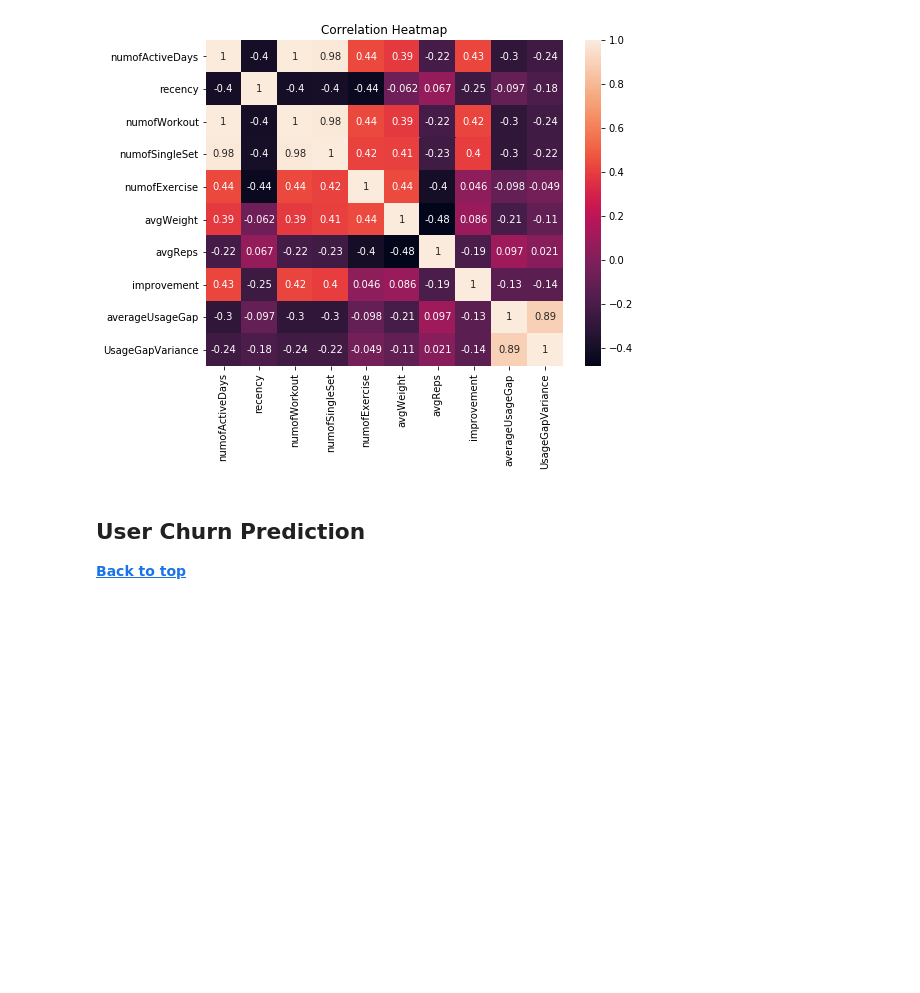
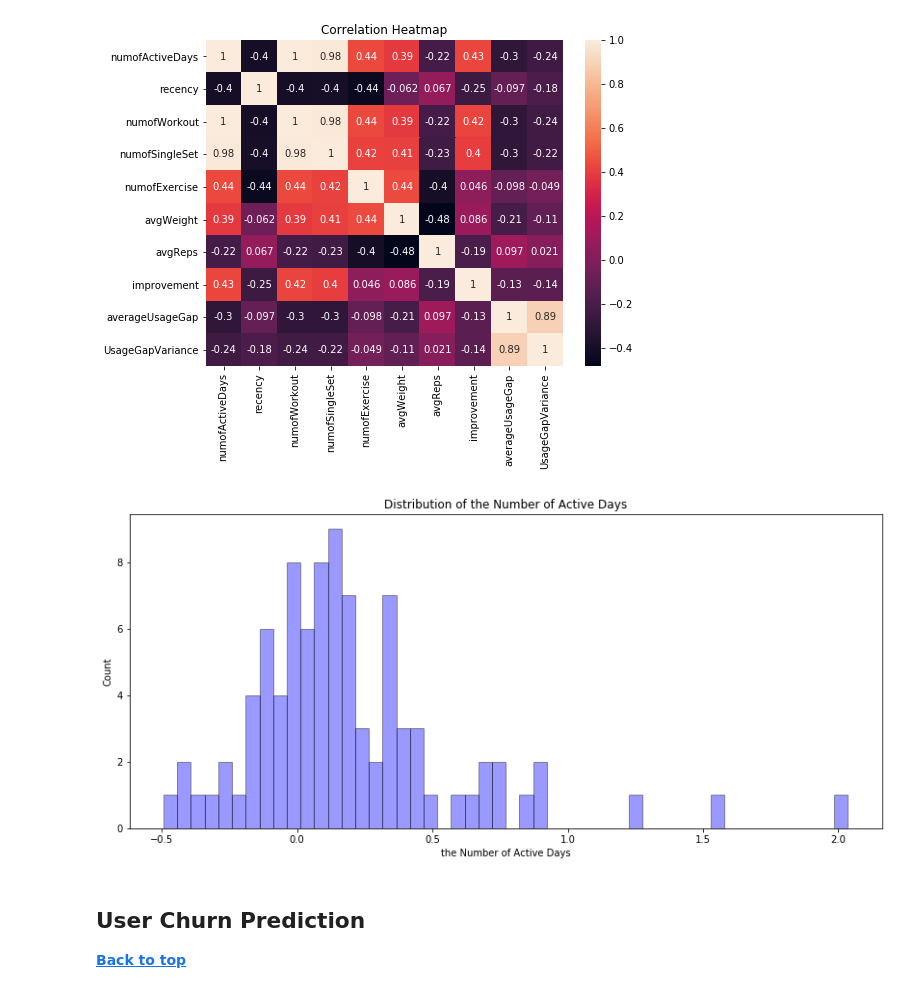
Before and after one commit to Xion6cc/Data-Exercises, a Jupyter notebook: Challenge.ipynb, the cells around one changed output. Cells and saved outputs as stored; diff of their text form; code cells hidden in the pictures; blank space fills up the shorter version.

```diff
--- a/Challenge.ipynb
+++ b/Challenge.ipynb
@@ -491,6 +527,15 @@ def correlation_heatmap(df, column_list):
 correlation_heatmap(data_user, data_user.columns)
 # %% [output]
 [figure]
+# %%
+# distribution of the number of active days
+plt.figure(figsize=(14,6))
+ax = sns.distplot(data_user['improvement'], hist=True, kde=False, color = 'blue', bins = 50,
+                  hist_kws={'edgecolor':'black'})
+ax.set(xlabel='the Number of Active Days', ylabel='Count', title='Distribution of the Number of Active Days')
+plt.show()
+# %% [output]
+[figure, added]
 # %% [markdown]
 ##  User Churn Prediction  <a class="anchor" id="ucp"></a>
 **[Back to top](#toc)**
```
Also changed, not shown: parts of 23 cells of this notebook.
